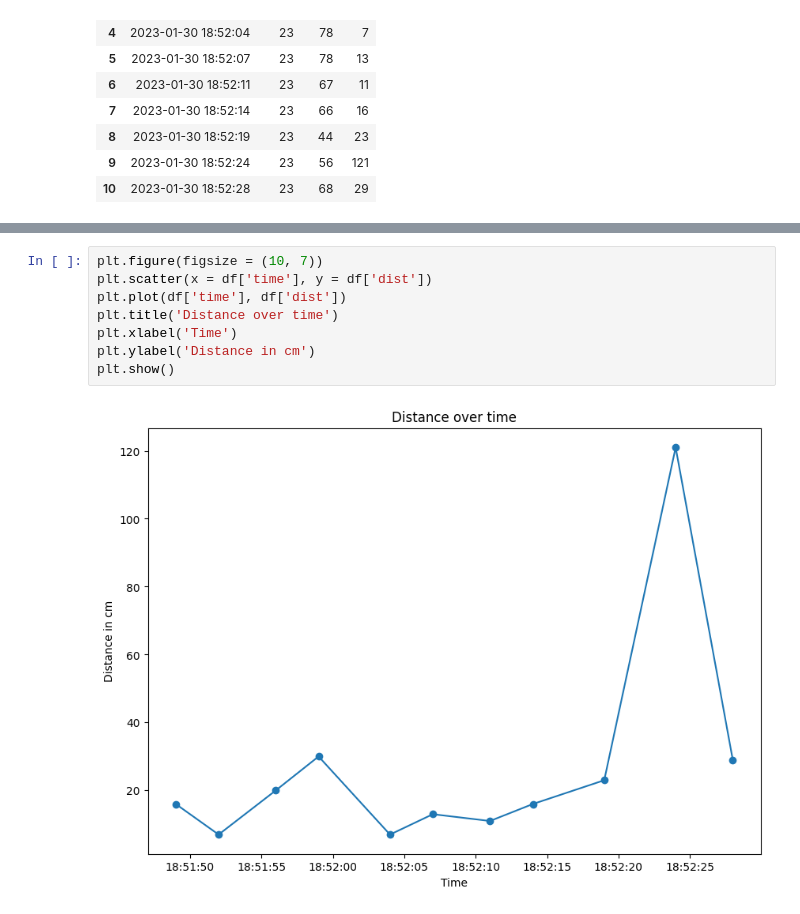
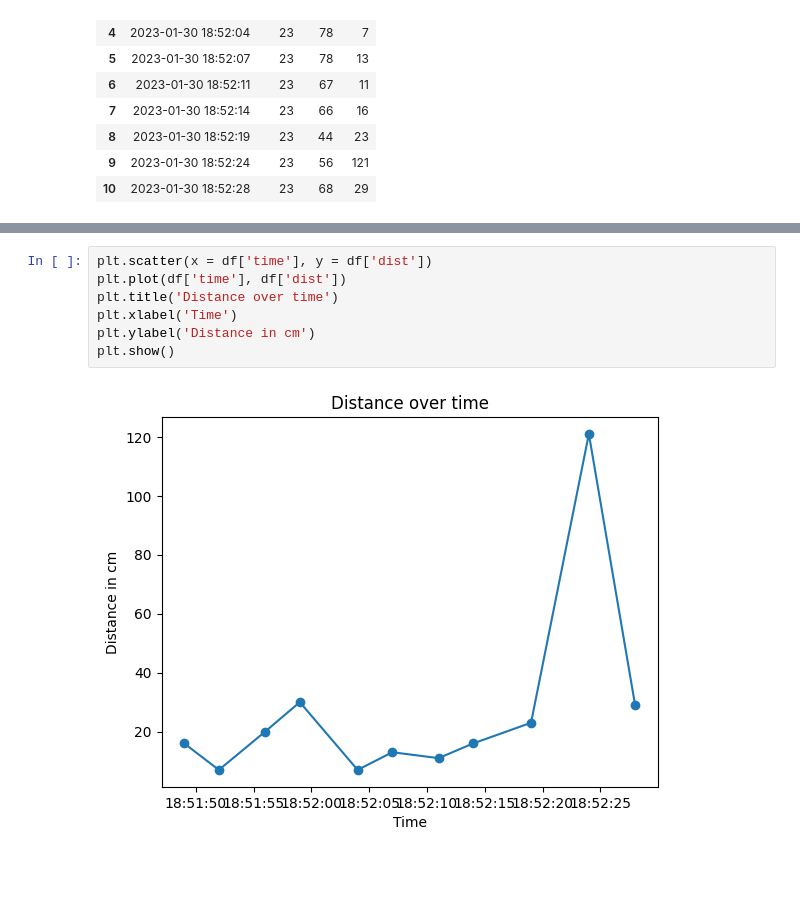
Before and after one commit to xdf8/idb, a Jupyter notebook: data_analysis.ipynb, the cells around one changed output, grey strips where cells are left out. Saved outputs shown, nothing was run; the diff lists cells and outputs as text; blank space fills up the shorter version.

```diff
--- a/data_analysis.ipynb
+++ b/data_analysis.ipynb
@@ -58,10 +56,9 @@ plt.show()
 # %%
-plt.figure(figsize = (10, 7))
 plt.scatter(x = df['time'], y = df['dist'])
 plt.plot(df['time'], df['dist'])
 plt.title('Distance over time')
 plt.xlabel('Time')
 plt.ylabel('Distance in cm')
 plt.show()
 # %% [output]
-[figure, old version]
+[figure, new version]
```
Also changed, not shown: parts of 2 cells of this notebook.
